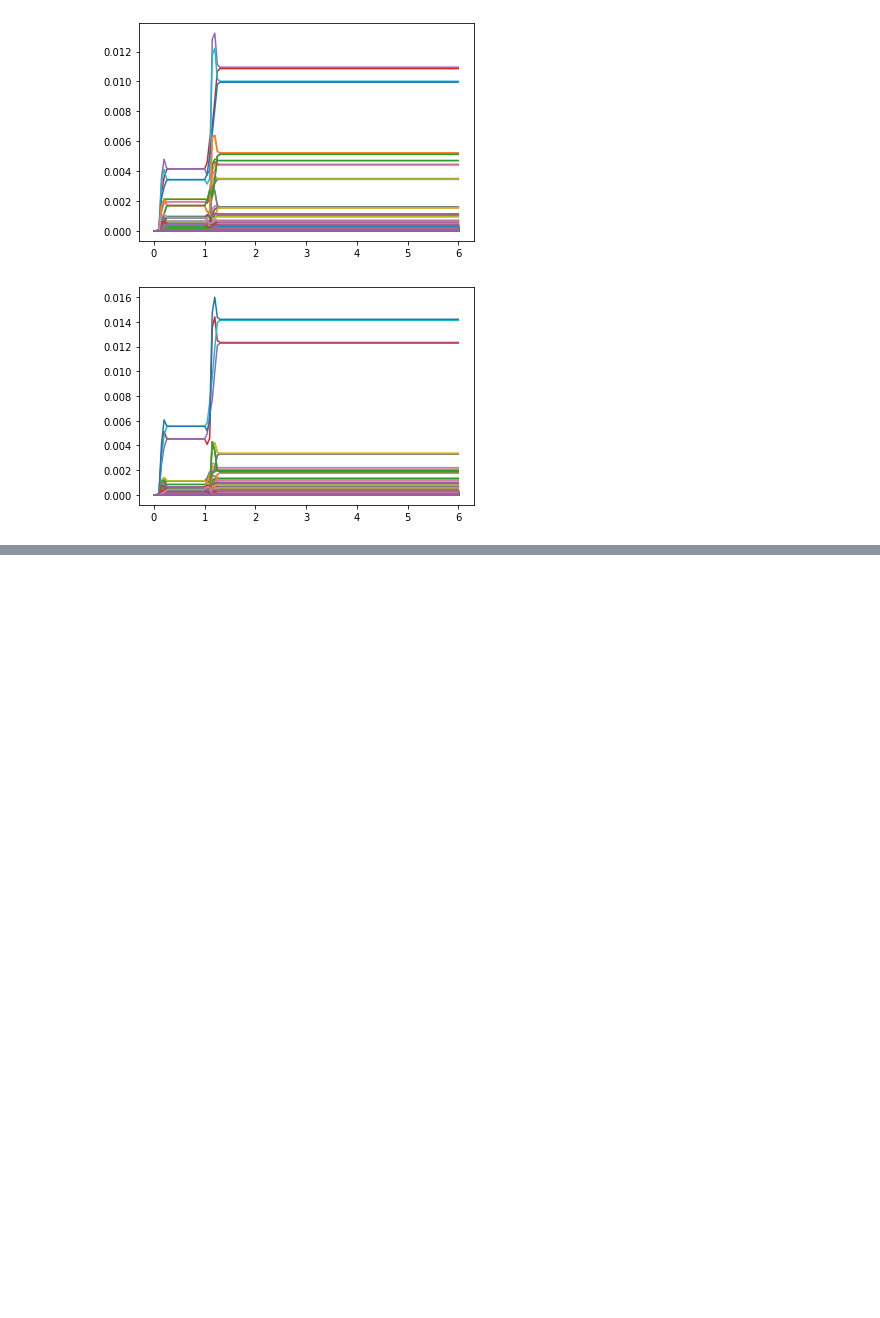
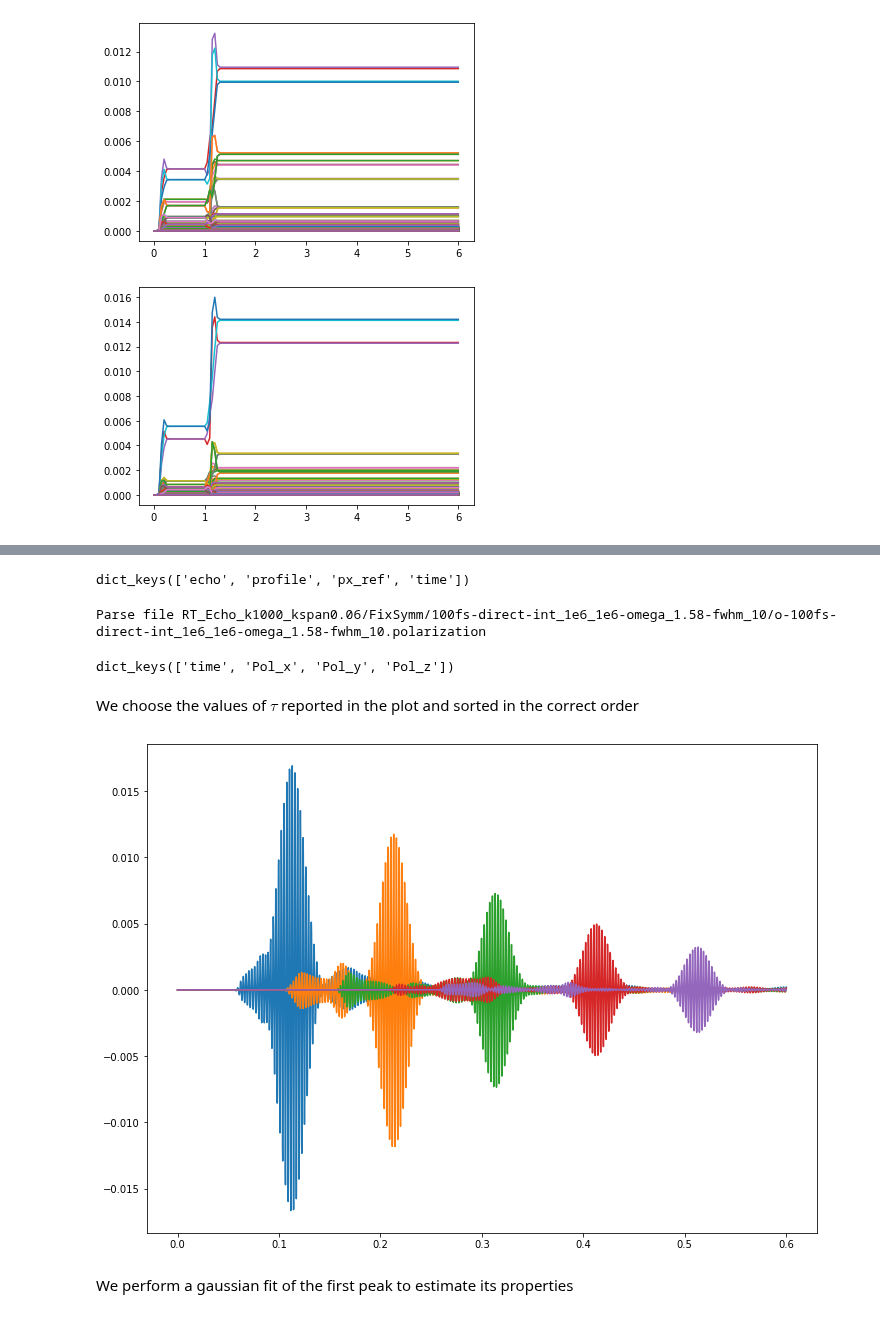
Before and after one commit to marcodalessandro76/Echo_mechanisms_decay_time_optical_orientation, a Jupyter notebook: PHOTON_ECO/ANALYSIS_Plot.ipynb, the cells around one changed output, grey strips where cells are left out. Saved outputs shown, nothing was run; the diff lists cells and outputs as text; code cells hidden in the pictures; blank space fills up the shorter version.

```diff
--- a/PHOTON_ECO/ANALYSIS_Plot.ipynb
+++ b/PHOTON_ECO/ANALYSIS_Plot.ipynb
@@ -631,0 +657,16 @@ for k in range(len(c1[0])):
+# %%
+with open(file, 'r') as f:
+    data_loaded = yaml.safe_load(f)
+data_loaded.keys()
+# %% [output]
+dict_keys(['echo', 'profile', 'px_ref', 'time'])
+# %%
+polarization = P.YamboOutputParser([file_pol])['polarization']
+polarization.keys()
+# %% [output]
+Parse file RT_Echo_k1000_kspan0.06/FixSymm/100fs-direct-int_1e6_1e6-omega_1.58-fwhm_10/o-100fs-direct-int_1e6_1e6-omega_1.58-fwhm_10.polarization
+dict_keys(['time', 'Pol_x', 'Pol_y', 'Pol_z'])
+# %% [markdown]
+We choose the values of $\tau$ reported in the plot and sorted in the correct order
+# %%
+tau = ['50fs','100fs','150fs','200fs','250fs']
@@ -631,0 +700,41 @@ for k in range(len(c1[0])):
+# %%
+time = 1e-3*np.array(data_loaded['time'])
+px_ref = np.array(data_loaded['px_ref'])
+pol_x = polarization['Pol_x']
+echo = data_loaded['echo']
+profile = data_loaded['profile']
+
+for t in tau:
+    echo[t] = np.array(echo[t])
+    profile[t] = np.array(profile[t])
+
+px_ref_max = max(px_ref)
+
+tmax_echo = {}
+for t in tau:
+    tmax_echo[t] = time[np.argmax(echo[t])]
+
+tmax_px_ref = time[np.argmax(px_ref)]
+
+# we compute the maximum of the pulse signal, of the echo signals and of the profile
+echo_max = {}
+for t in tau:
+    echo_max[t] = max(echo[t])
+# %%
+time = 1e-3*np.array(data_loaded['time'])
+px_ref = np.array(data_loaded['px_ref'])
+pol_x = polarization['Pol_x']
+echo = data_loaded['echo']
+profile = data_loaded['profile']
+
+for t in tau:
+    echo[t] = np.array(echo[t])
+    profile[t] = np.array(profile[t])
+# %%
+plt.figure(figsize=(12,9))
+for t in tau:
+    plt.plot(time,echo[t])
+# %% [output]
+[figure, added]
+# %% [markdown]
+We perform a gaussian fit of the first peak to estimate its properties
```
Also changed, not shown: parts of 60 cells of this notebook, 1 other file.
